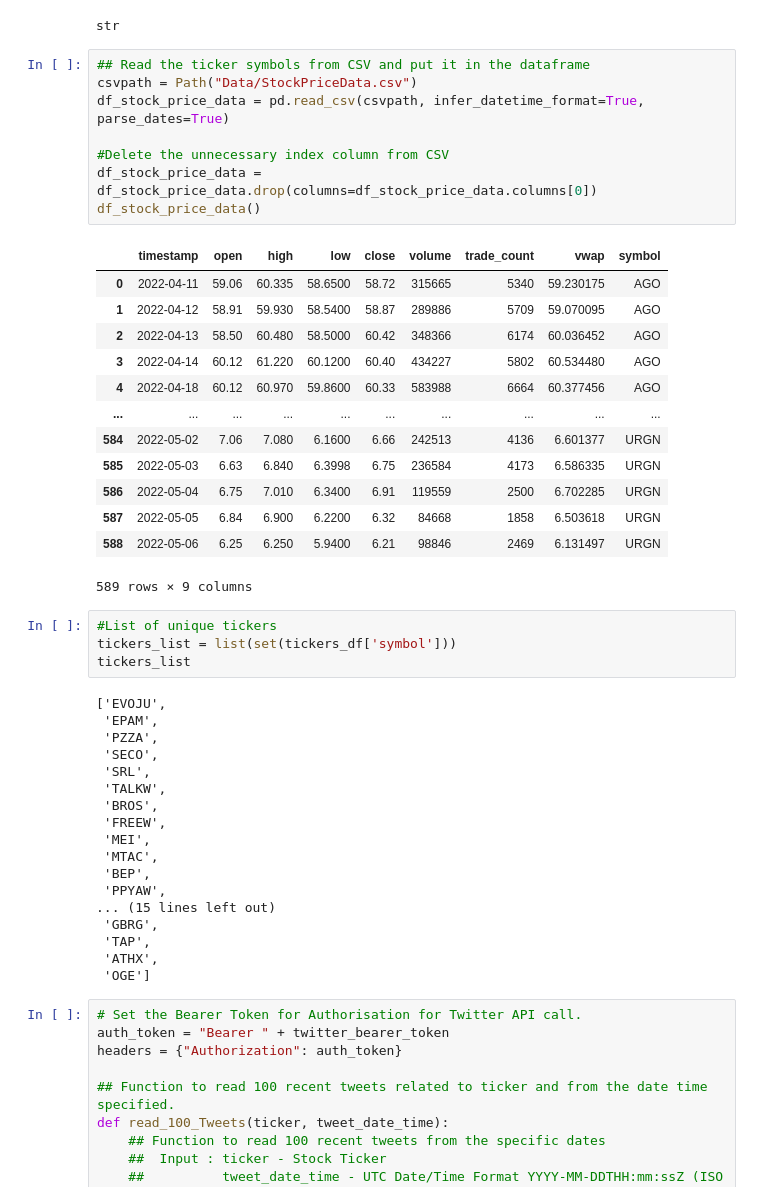
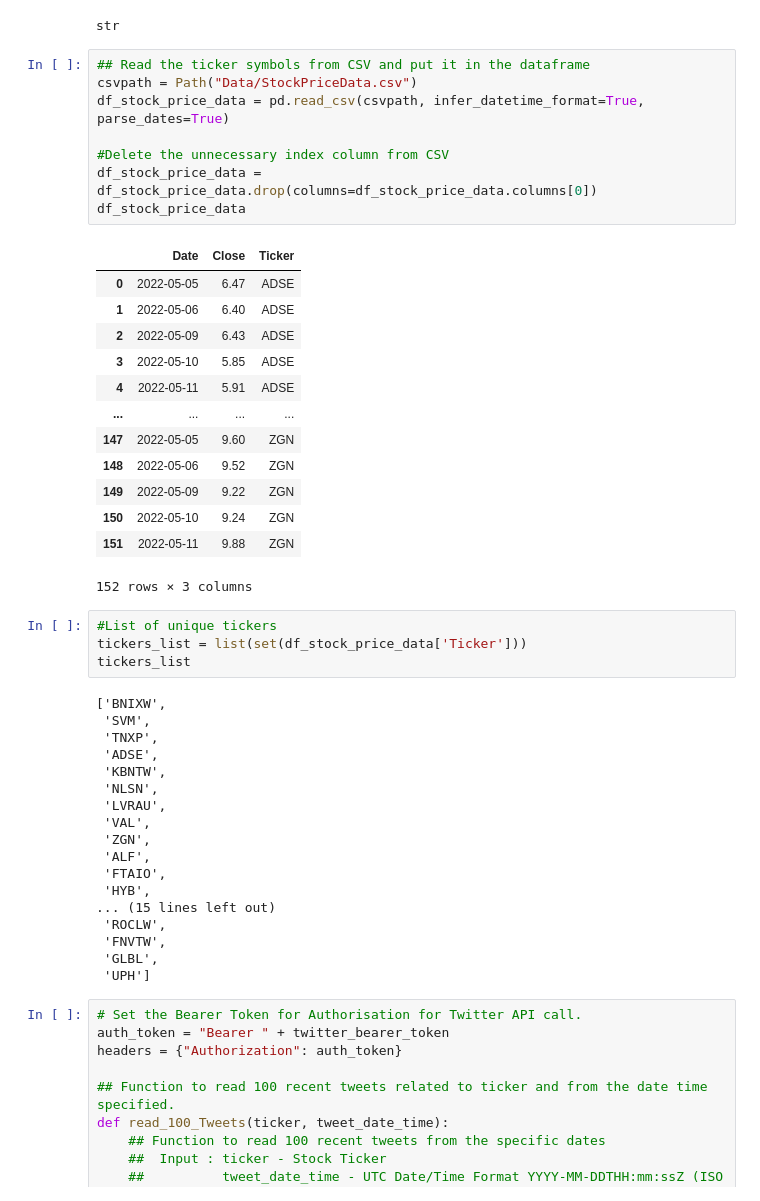
Before and after one commit to ML789/Fintech_Bootcamp_Project_1, a Jupyter notebook: Tweet Retrieval.ipynb, the cells around one changed output. Cells and saved outputs as stored; diff of their text form.

Commit message:
Updated Notebook with Stocks read from Step 1

```diff
--- a/Tweet Retrieval.ipynb
+++ b/Tweet Retrieval.ipynb
@@ -26,47 +26,47 @@ str
 # %%
 ## Read the ticker symbols from CSV and put it in the dataframe
 csvpath = Path("Data/StockPriceData.csv")
 df_stock_price_data = pd.read_csv(csvpath, infer_datetime_format=True, parse_dates=True)
 
 #Delete the unnecessary index column from CSV
 df_stock_price_data = df_stock_price_data.drop(columns=df_stock_price_data.columns[0])
-df_stock_price_data()
+df_stock_price_data
 # %% [output]
-|  | timestamp | open | high | low | close | volume | trade_count | vwap | symbol |
-| 0 | 2022-04-11 | 59.06 | 60.335 | 58.6500 | 58.72 | 315665 | 5340 | 59.230175 | AGO |
-| 1 | 2022-04-12 | 58.91 | 59.930 | 58.5400 | 58.87 | 289886 | 5709 | 59.070095 | AGO |
-| 2 | 2022-04-13 | 58.50 | 60.480 | 58.5000 | 60.42 | 348366 | 6174 | 60.036452 | AGO |
-| 3 | 2022-04-14 | 60.12 | 61.220 | 60.1200 | 60.40 | 434227 | 5802 | 60.534480 | AGO |
-| 4 | 2022-04-18 | 60.12 | 60.970 | 59.8600 | 60.33 | 583988 | 6664 | 60.377456 | AGO |
-| ... | ... | ... | ... | ... | ... | ... | ... | ... | ... |
-| 584 | 2022-05-02 | 7.06 | 7.080 | 6.1600 | 6.66 | 242513 | 4136 | 6.601377 | URGN |
-| 585 | 2022-05-03 | 6.63 | 6.840 | 6.3998 | 6.75 | 236584 | 4173 | 6.586335 | URGN |
-| 586 | 2022-05-04 | 6.75 | 7.010 | 6.3400 | 6.91 | 119559 | 2500 | 6.702285 | URGN |
-| 587 | 2022-05-05 | 6.84 | 6.900 | 6.2200 | 6.32 | 84668 | 1858 | 6.503618 | URGN |
-| 588 | 2022-05-06 | 6.25 | 6.250 | 5.9400 | 6.21 | 98846 | 2469 | 6.131497 | URGN |
+|  | Date | Close | Ticker |
+| 0 | 2022-05-05 | 6.47 | ADSE |
+| 1 | 2022-05-06 | 6.40 | ADSE |
+| 2 | 2022-05-09 | 6.43 | ADSE |
+| 3 | 2022-05-10 | 5.85 | ADSE |
+| 4 | 2022-05-11 | 5.91 | ADSE |
+| ... | ... | ... | ... |
+| 147 | 2022-05-05 | 9.60 | ZGN |
+| 148 | 2022-05-06 | 9.52 | ZGN |
+| 149 | 2022-05-09 | 9.22 | ZGN |
+| 150 | 2022-05-10 | 9.24 | ZGN |
+| 151 | 2022-05-11 | 9.88 | ZGN |
-589 rows × 9 columns
+152 rows × 3 columns
 # %%
 #List of unique tickers
-tickers_list = list(set(tickers_df['symbol']))
+tickers_list = list(set(df_stock_price_data['Ticker']))
 tickers_list
 # %% [output]
-['EVOJU',
- 'EPAM',
- 'PZZA',
- 'SECO',
- 'SRL',
- 'TALKW',
- 'BROS',
- 'FREEW',
- 'MEI',
- 'MTAC',
- 'BEP',
- 'PPYAW',
+['BNIXW',
+ 'SVM',
+ 'TNXP',
+ 'ADSE',
+ 'KBNTW',
+ 'NLSN',
+ 'LVRAU',
+ 'VAL',
+ 'ZGN',
+ 'ALF',
+ 'FTAIO',
+ 'HYB',
 ... (15 lines left out)
- 'GBRG',
- 'TAP',
- 'ATHX',
- 'OGE']
+ 'ROCLW',
+ 'FNVTW',
+ 'GLBL',
+ 'UPH']
 # %%
 # Set the Bearer Token for Authorisation for Twitter API call.
 auth_token = "Bearer " + twitter_bearer_token
```
Also changed, not shown: parts of 7 cells of this notebook, 1 other file.
